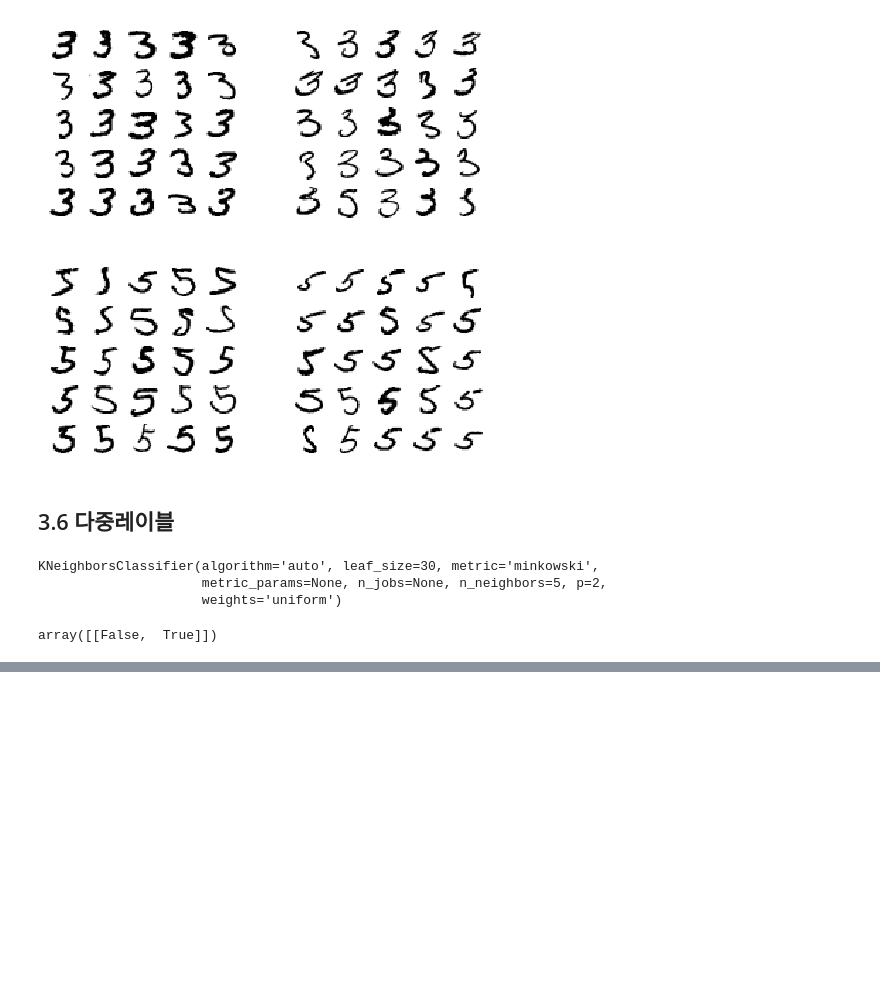
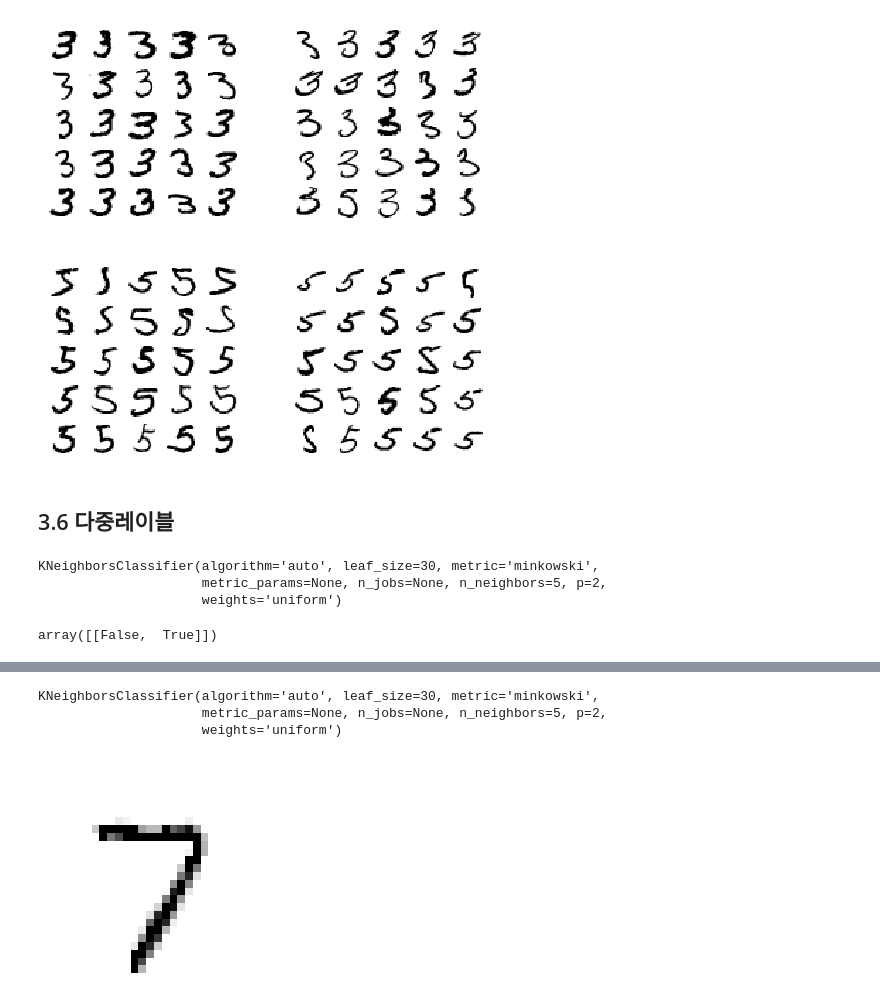
Before and after one commit to MethodFunc/Hands-on-ML, a Jupyter notebook: ch03 classification.ipynb, the cells around one changed output, grey strips where cells are left out. Drawn from its saved outputs; the diff is of its cells as text; code cells hidden in the pictures; blank space fills up the shorter version.

```diff
--- a/ch03 classification.ipynb
+++ b/ch03 classification.ipynb
@@ -442,0 +453,4 @@ f1_scores(y_multilabel, y_tarin_kk_pred, average='macro')
+# %%
+x_test_mod = x_test + noise
+# %%
+y_train_mod = x_train
@@ -442,0 +459,13 @@ f1_scores(y_multilabel, y_tarin_kk_pred, average='macro')
+# %%
+knn_clf.fit(x_train_mod, y_train_mod)
+# %% [output]
+KNeighborsClassifier(algorithm='auto', leaf_size=30, metric='minkowski',
+                     metric_params=None, n_jobs=None, n_neighbors=5, p=2,
+                     weights='uniform')
+# %%
+some_index = 0
+clean_digit = knn_clf.predict([x_test_mod[some_index]])
+# %%
+plot_digits(clean_digit)
+# %% [output]
+[figure, added]
```
Also changed, not shown: parts of 7 cells of this notebook, 3 other files.
